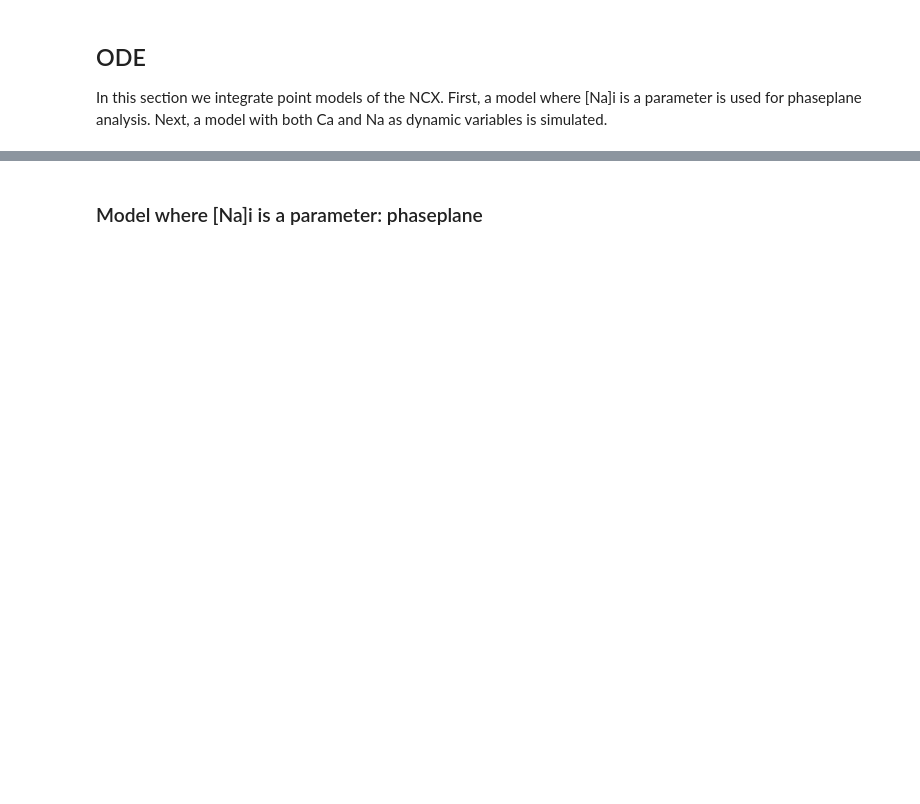
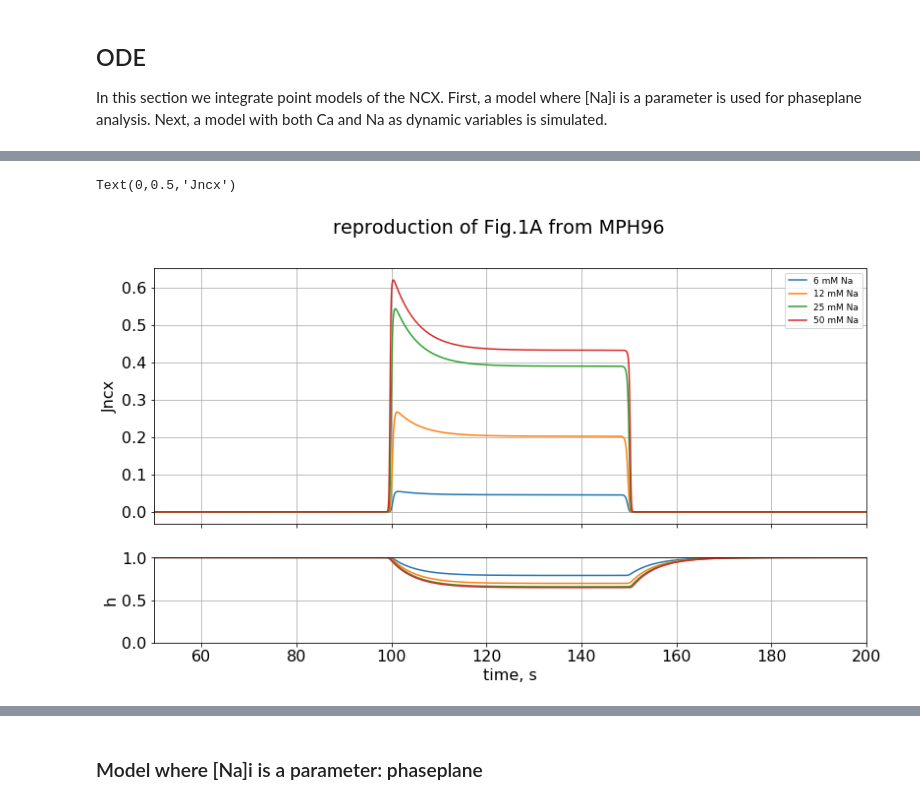
Before and after one commit to abrazhe/astro-ncx-model-demo, a Jupyter notebook: astro-ncx-model.ipynb, the cells around one changed output, grey strips where cells are left out. Cells and saved outputs as stored; diff of their text form; code cells hidden in the pictures; blank space fills up the shorter version.

```diff
--- a/astro-ncx-model.ipynb
+++ b/astro-ncx-model.ipynb
@@ -213,0 +209,8 @@ def make_pulses(tv, npulses=5, period=5, start=100, amp=5, width=1,steep=1.,base
+# %%
+def clamped_ncx(state,t,jna=lambda t:0, jca=lambda t:0):
+    "Weber-type NCX model with both [Ca]i and [Na]i as parameters"
+    h, = state
+    ccai = cyt['Ca'] + jca(t)
+    cnai = cyt['Na'] + jna(t)
+    dh = (hinf(cnai,ccai)-h)/htau(ccai)
+    return array([dh])
@@ -213,0 +230,37 @@ def make_pulses(tv, npulses=5, period=5, start=100, amp=5, width=1,steep=1.,base
+# %%
+csf['Na'] = 0.001
+csf['Ca'] = 8
+cyt['Na'] = 0.001
+
+
+trajs = []
+for napulse in Na_pulses:
+    tv0, traj0 = adams_bashforth(clamped_ncx, [0.1], dt=0.01,tstop=310, fnkwargs=dict(jna=napulse,jca=Ca_pulse))
+    trajs.append(traj0)
+# %%
+f,(ax1,ax2) = subplots(2,1,sharex=True,figsize=(13,7), gridspec_kw=dict(height_ratios=(3,1)))
+
+#ax2.plot(tv0, cyt["Ca"] + Ca_pulse(tv0),label='[Ca]i,mM')
+
+max_jx = []
+ss_jx = []
+for amp, traj,pulse in zip(na_amps, trajs,Na_pulses):
+    jx = Jncx(Ca_pulse(tv0),cyt['Na'] + pulse(tv0),traj[:,0],V=0) # V=0 in Matsuoka
+    max_jx.append(jx[tv0>40].max())
+    ss_jx.append(jx[tv0>190][0])
+    ax1.plot(tv0, jx,label='%0.0f mM Na'%amp)
+    ax2.plot(tv0,traj)
+    #ax1.plot(tv0,traj0[:,0])
+    #ax2.plot(tv0,( pulse(tv0)),label='[Na]i, mM')
+#ax1.set_ylim(-5, 80)
+ax1.legend(fontsize=9)
+xlim(50,200)
+ax2.legend(fontsize=9)
+ax2.set_ylim(0,1)
+ax2.set_ylabel('h')
+suptitle("reproduction of Fig.1A from MPH96")
+xlabel('time, s')
+ax1.set_ylabel('Jncx')
+# %% [output]
+Text(0,0.5,'Jncx')
+[figure, added]
```
Also changed, not shown: parts of 64 cells of this notebook.
